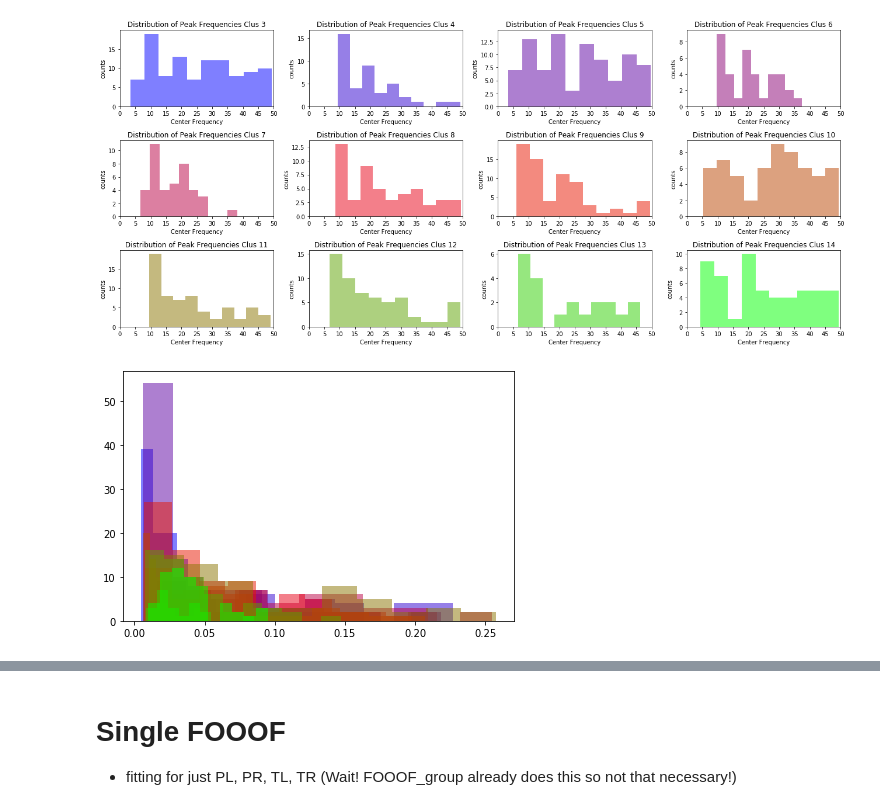
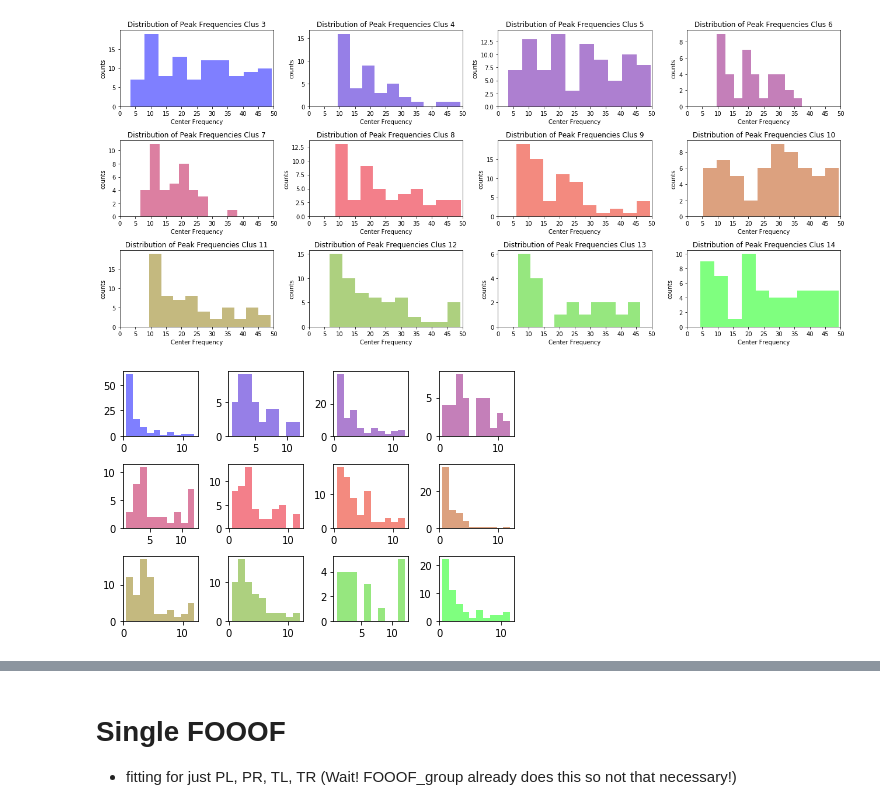
Before and after one commit to bfbarry/Metric-Modulation, a Jupyter notebook: spectral_analysis.ipynb, the cells around one changed output, grey strips where cells are left out. Saved outputs shown, nothing was run; the diff lists cells and outputs as text; code cells hidden in the pictures.

Commit message:
comparison plots

```diff
--- a/spectral_analysis.ipynb
+++ b/spectral_analysis.ipynb
@@ -56,7 +61,15 @@ Relevant resources
 # %%
 p_spectrum = loadmat('./data/spectra/dip_only/brian_diponly_{}_spectra.mat'.format(5))
 specfreqs, specdata = p_spectrum['specfreqs'][0], p_spectrum['specdata']
-group_spec = specdata.mean(0)[0].T
-plt.plot(group_spec[0])
+group_spec = specdata.mean(0)[0]
+fg = fooof.FOOOFGroup(aperiodic_mode='fixed', verbose = False)
+# fg.fit(specfreqs, group_spec.T, [3, 50])
+
+cmap = LinearSegmentedColormap.from_list('mycmap', ['#111d6c', '#e03694'])
+n_ = group_spec.shape[0]
+color = cmap(np.linspace(0, 1,15))
+mpl.rcParams['axes.prop_cycle'] = cycler.cycler('color', color)
+for i in range(15):
+    plt.plot(specfreqs[:84], group_spec[:,i][:84])
 plt.show()
 # %% [output]
@@ -80,11 +93,17 @@ def load_and_fit(dimension, freqrange, aperiodic_mode):
         specfreqs, specdata = p_spectrum['specfreqs'][0], p_spectrum['specdata']
         if dimension == 'condition':
             group_spec = np.array([specdata[i][0].mean(1) for i in range(4)])# shaped 4x229, averaged across 16 components
+
         elif dimension == 'component':
-            group_spec = specdata.mean(0)[0]
+            group_spec = specdata.mean(0)[0] # 16 x 229
 
         fg = fooof.FOOOFGroup(aperiodic_mode=aperiodic_mode, verbose = False)
-        fg.fit(specfreqs, group_spec.T, freqrange)
+
+        if dimension == 'condition':
+            fg.fit(specfreqs, group_spec, freqrange)
+        elif dimension == 'component':
+            fg.fit(specfreqs, group_spec.T, freqrange)
+
         group_df['cluster {}'.format(i)]['spectral exponent'] = fg.get_params('aperiodic_params', 'exponent')
         group_df['cluster {}'.format(i)]['peak data'] = { 'CF': fg.get_params('peak_params', 'CF'),
                                                           'PW': fg.get_params('peak_params', 'PW'),
@@ -169,7 +197,7 @@ peakPlot(group_df, 'CF', plt_format = 'subplots')
 # %% [output]
 [figure]
 # %%
-peakPlot(group_df, 'PW')
+peakPlot(group_df, 'BW', plt_format = 'subplots')
 plt.show()
 # %% [output]
-[figure, old version]
+[figure, new version]
```
Also changed, not shown: parts of 14 cells of this notebook, 1 other file.
